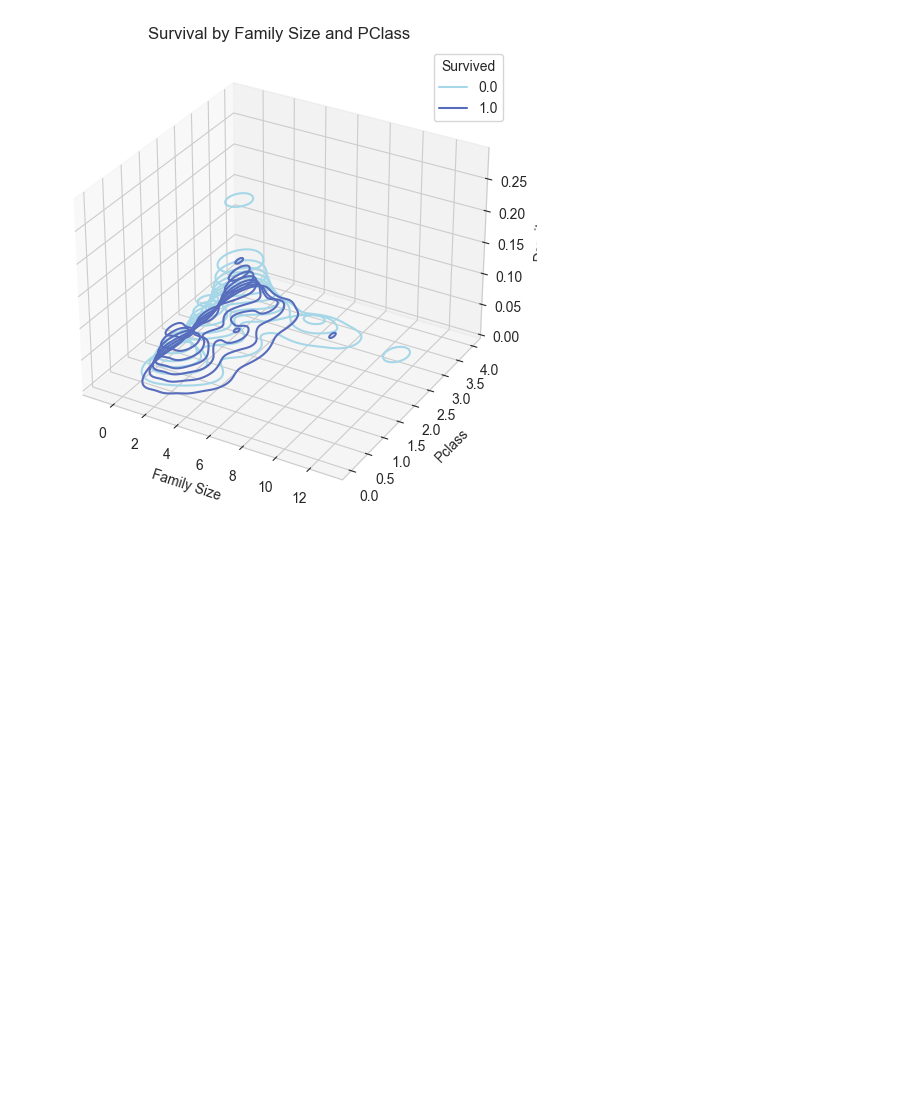
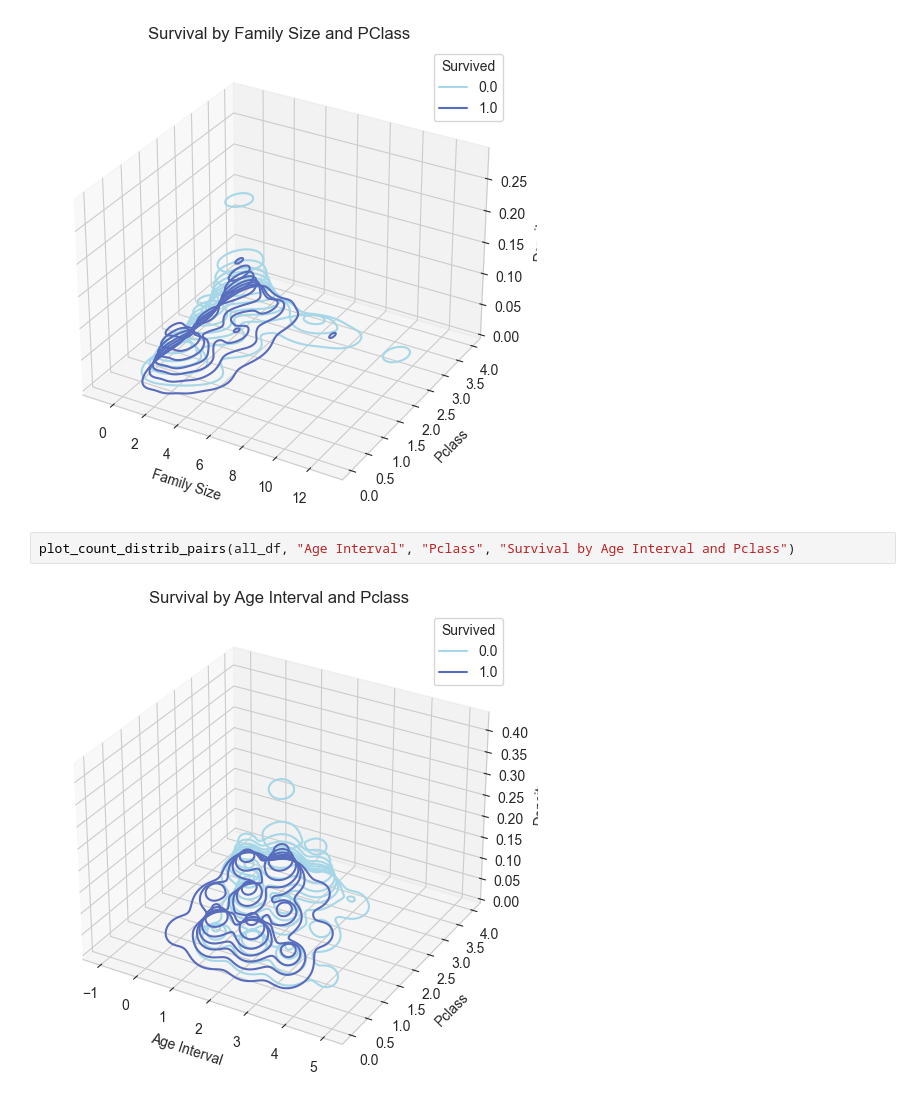
Before and after one commit to powernusa/titanic-eda, a Jupyter notebook: titanic_eda.ipynb, the cells around one changed output. Cells and saved outputs as stored; diff of their text form; blank space fills up the shorter version.

Commit message:
feat: Multivariate - Survival By Age Interval and Pclass

```diff
--- a/titanic_eda.ipynb
+++ b/titanic_eda.ipynb
@@ -988,3 +988,7 @@ def plot_count_distrib_pairs(data_df, f_one, f_two, title, hue="Survived"):
 plot_count_distrib_pairs(all_df, "Family Size", "Pclass", "Survival by Family Size and PClass")
 # %% [output]
 [figure]
+# %%
+plot_count_distrib_pairs(all_df, "Age Interval", "Pclass", "Survival by Age Interval and Pclass")
+# %% [output]
+[figure, added]
```
Also changed, not shown: parts of 4 cells of this notebook.
